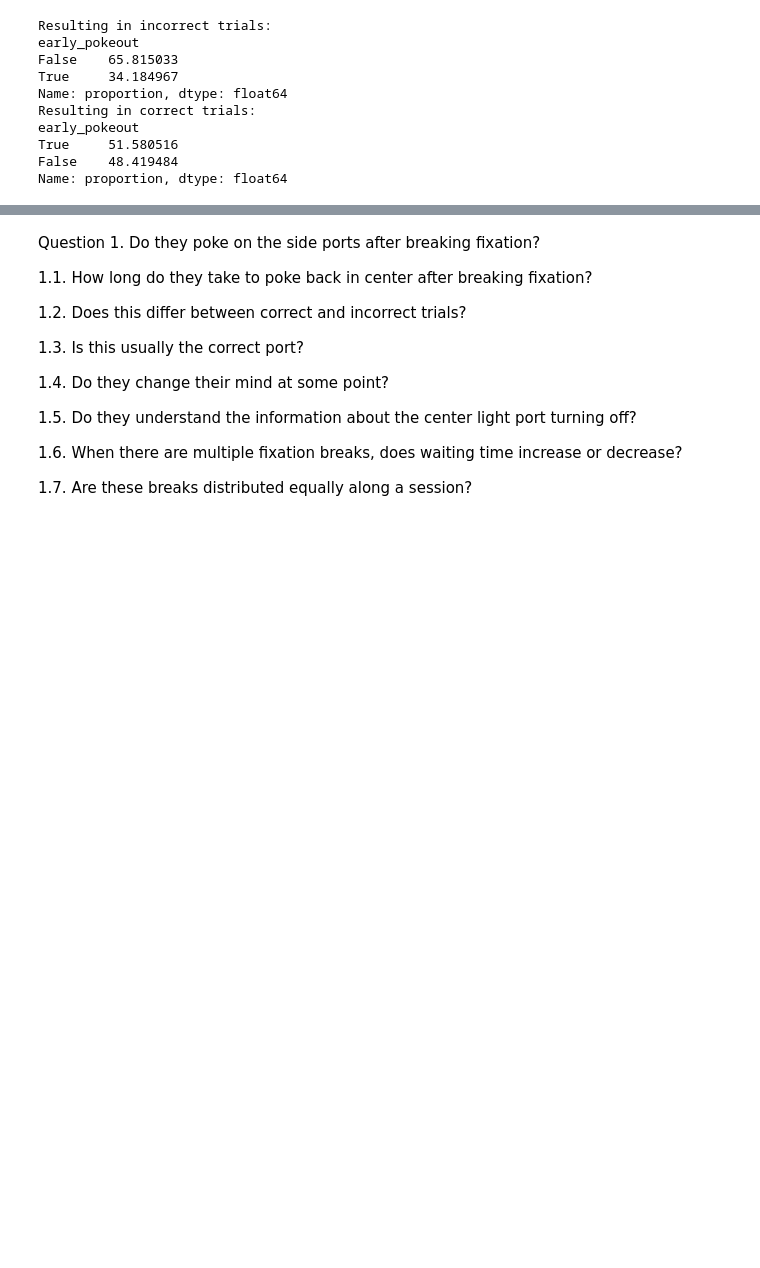
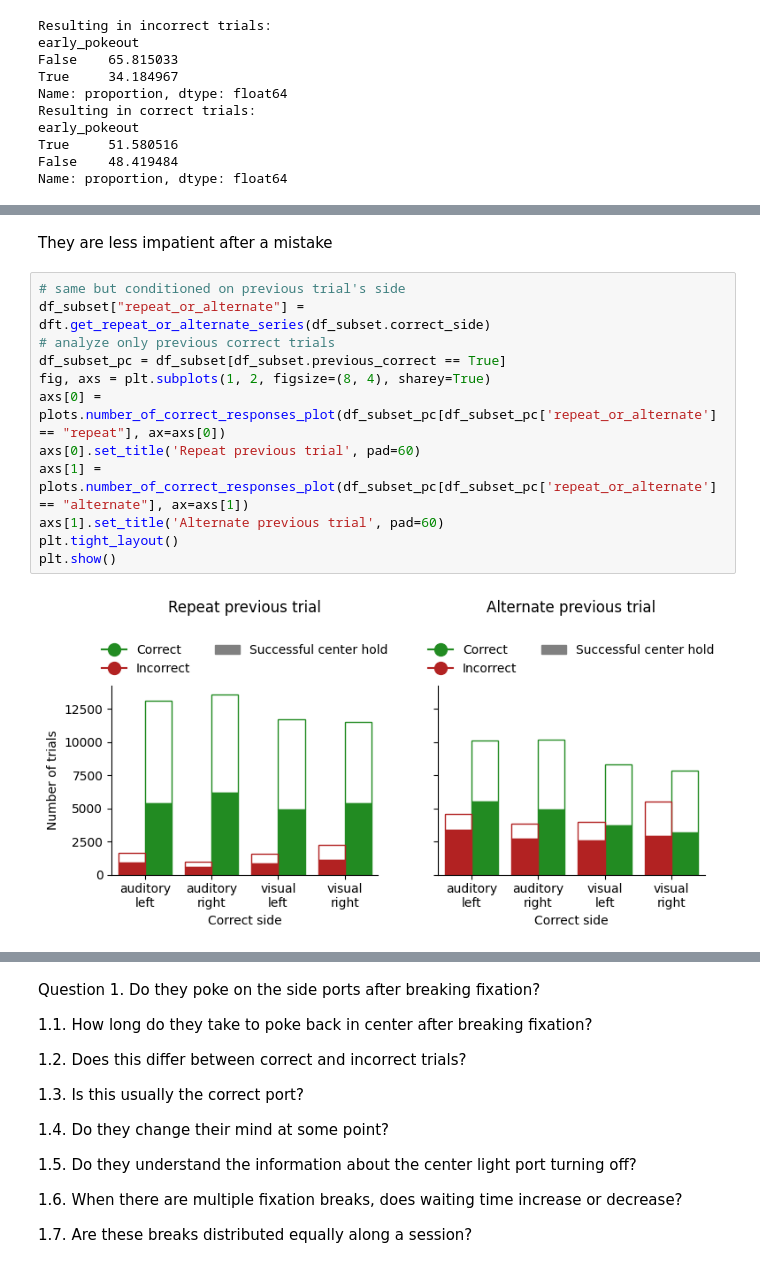
Before and after one commit to LearningCircuitsLab/behavior-analysis-notebooks, a Jupyter notebook: fixation_breaks_analysis.ipynb, the cells around one changed output, grey strips where cells are left out. Cells and saved outputs as stored; diff of their text form; blank space fills up the shorter version.

```diff
--- a/fixation_breaks_analysis.ipynb
+++ b/fixation_breaks_analysis.ipynb
@@ -105,0 +144,16 @@ Name: proportion, dtype: float64
+# %% [markdown]
+They are less impatient after a mistake
+# %%
+# same but conditioned on previous trial's side
+df_subset["repeat_or_alternate"] = dft.get_repeat_or_alternate_series(df_subset.correct_side)
+# analyze only previous correct trials
+df_subset_pc = df_subset[df_subset.previous_correct == True]
+fig, axs = plt.subplots(1, 2, figsize=(8, 4), sharey=True)
+axs[0] = plots.number_of_correct_responses_plot(df_subset_pc[df_subset_pc['repeat_or_alternate'] == "repeat"], ax=axs[0])
+axs[0].set_title('Repeat previous trial', pad=60)
+axs[1] = plots.number_of_correct_responses_plot(df_subset_pc[df_subset_pc['repeat_or_alternate'] == "alternate"], ax=axs[1])
+axs[1].set_title('Alternate previous trial', pad=60)
+plt.tight_layout()
+plt.show()
+# %% [output]
+[figure, added]
```
Also changed, not shown: parts of 61 cells of this notebook, 4 other files.
